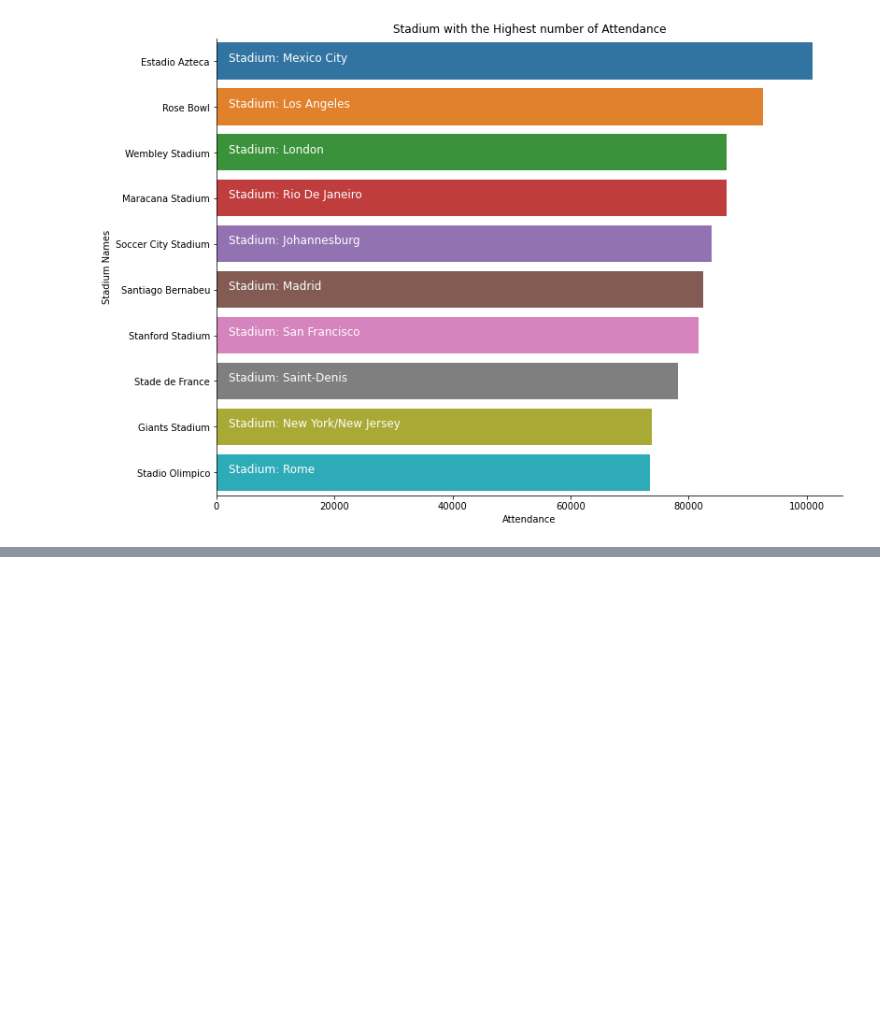
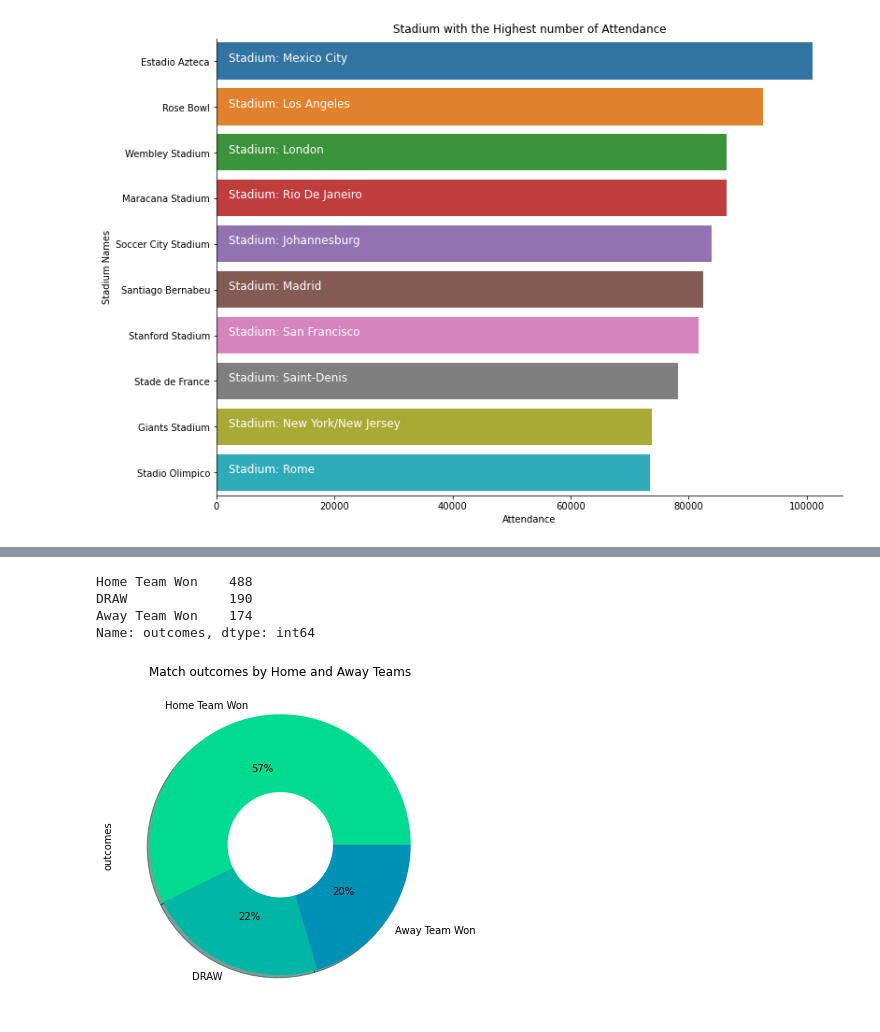
Before and after one commit to Binita72/FIFA_World_Cup, a Jupyter notebook: Untitled.ipynb, the cells around one changed output, grey strips where cells are left out. Drawn from its saved outputs; the diff is of its cells as text; code cells hidden in the pictures; blank space fills up the shorter version.

Commit message:
Match Oucomes by Home and Away Teams

```diff
--- a/Untitled.ipynb
+++ b/Untitled.ipynb
@@ -905,0 +914,9 @@ matches['City'].value_counts()[:20].iplot(kind = 'bar')
+# %%
+def get_labels(matches):
+    if matches['Home Team Goals'] > matches['Away Team Goals']:
+        return 'Home Team Won'
+    if matches['Home Team Goals'] < matches['Away Team Goals']:
+        return 'Away Team Won'
+    return 'DRAW'
+# %%
+matches['outcomes'] = matches.apply(lambda x: get_labels(x), axis = 1)
@@ -905,0 +931,18 @@ matches['City'].value_counts()[:20].iplot(kind = 'bar')
+# %%
+mt = matches['outcomes'].value_counts()
+mt
+# %% [output]
+Home Team Won    488
+DRAW             190
+Away Team Won    174
+Name: outcomes, dtype: int64
+# %%
+plt.figure(figsize = (6,6))
+mt.plot.pie(autopct = "%1.0f%%", colors = sns.color_palette("winter_r"), shadow = True)
+
+c = plt.Circle((0, 0), 0.4, color = "white")
+plt.gca().add_artist(c)
+plt.title("Match outcomes by Home and Away Teams")
+plt.show()
+# %% [output]
+[figure, added]
```
Also changed, not shown: parts of 23 cells of this notebook.
